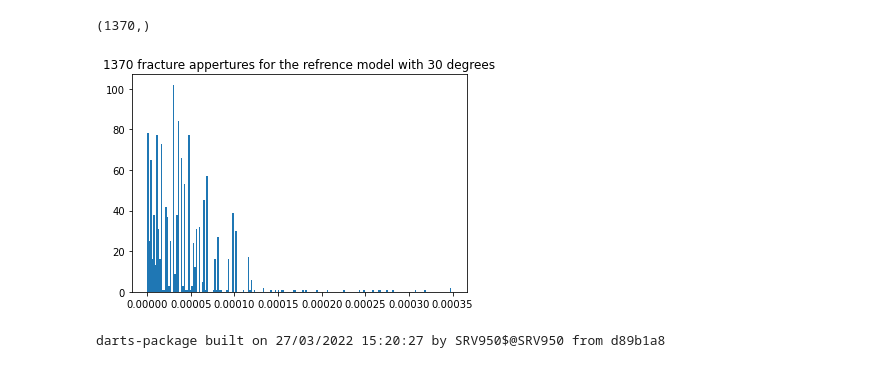
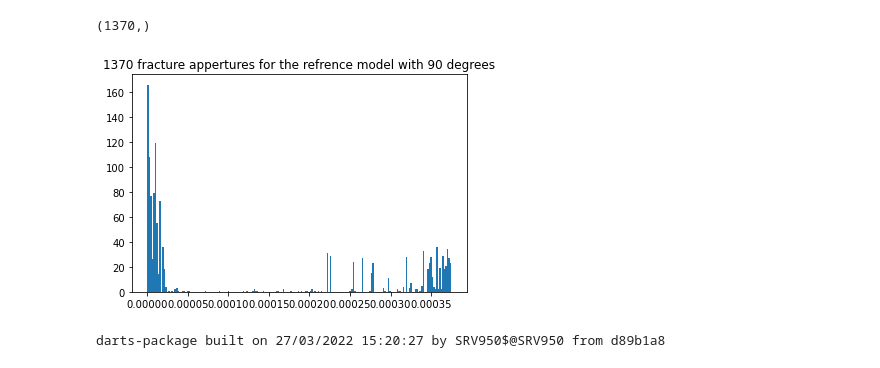
Before and after one commit to gabrielserrao/DA-DARTS-Naturally-Fractured-Reservoir, a Jupyter notebook: mainDA_deadoil_angle.ipynb, the cells around one changed output. Cells and saved outputs as stored; diff of their text form; code cells hidden in the pictures.

```diff
--- a/mainDA_deadoil_angle.ipynb
+++ b/mainDA_deadoil_angle.ipynb
@@ -111,15 +111,15 @@ aperture_vec(30).shape
 # %%
 #%%
 #First we define the model that will be used as refference with a 8138 distribution of fracture appertures - np.array with 8138 elements distributed from a uniform distribution
-angle_ref = 30 #degress
+angle_ref = 90 #degress
 NFractures = aperture_vec(angle_ref).shape[0]
 frac_aper_het =  np.zeros(NFractures)
 frac_aper_het = aperture_vec(angle_ref) #np.clip(np.random.normal(1e-3, 0.1*(1e-3), NFractures),0.0005,0.0015)
 plt.hist(frac_aper_het, bins=200)
 plt.title(f'{aperture_vec(angle_ref).shape[0]} fracture appertures for the refrence model with {angle_ref} degrees')
 plt.show()
 # %% [output]
-[figure, old version]
+[figure, new version]
 # %%
 #%%
 #First we define the model that will be used as refference frac_aper = = 1e-3 (base case produced by Stephan)
```
Also changed, not shown: parts of 12 cells of this notebook, 1 other file.
